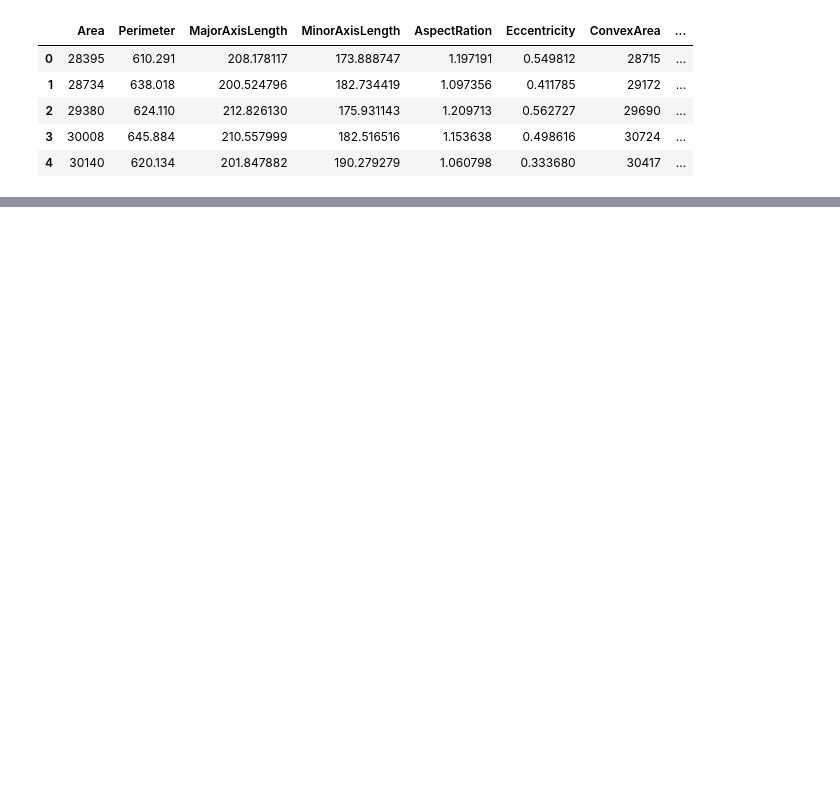
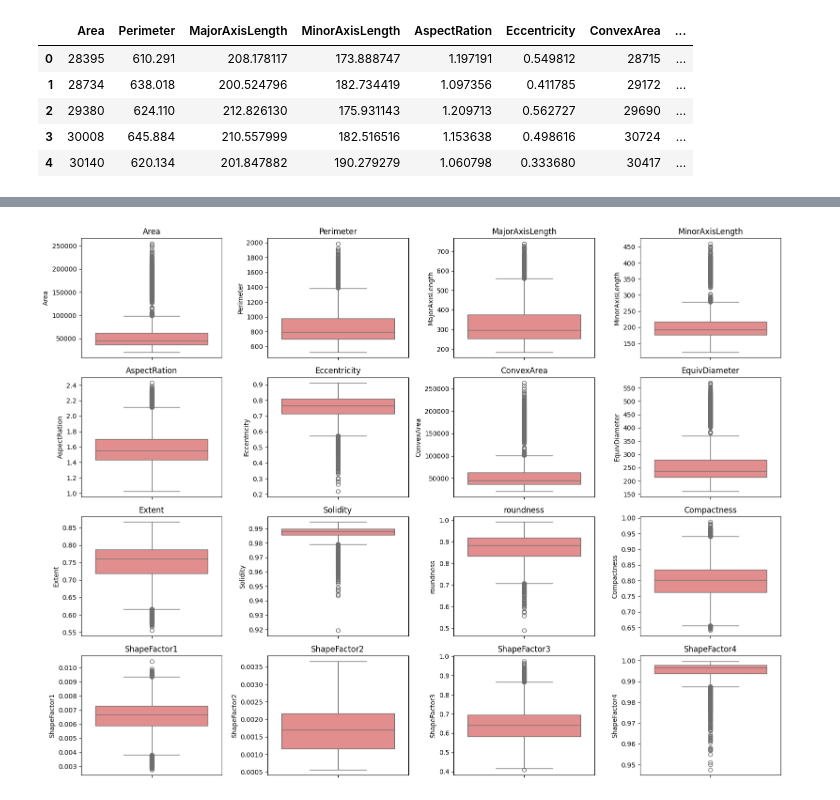
Before and after one commit to jmcajigas/Laboratorio-Dry-Bean-ML, a Jupyter notebook: notebooks/Ingestion.ipynb, the cells around one changed output, grey strips where cells are left out. Cells and saved outputs as stored; diff of their text form; code cells hidden in the pictures; blank space fills up the shorter version.

```diff
--- a/notebooks/Ingestion.ipynb
+++ b/notebooks/Ingestion.ipynb
@@ -43,0 +155,9 @@ df.head()
+# %%
+fig, axes = plt.subplots(4, 4, figsize=(16, 12))
+for ax, col in zip(axes.flatten(), features):
+    sns.boxplot(data=df, y=col, ax=ax, color='lightcoral')
+    ax.set_title(col)
+plt.tight_layout()
+plt.show()
+# %% [output]
+[figure, added]
```
Also changed, not shown: parts of 20 cells of this notebook, 2 other files.
